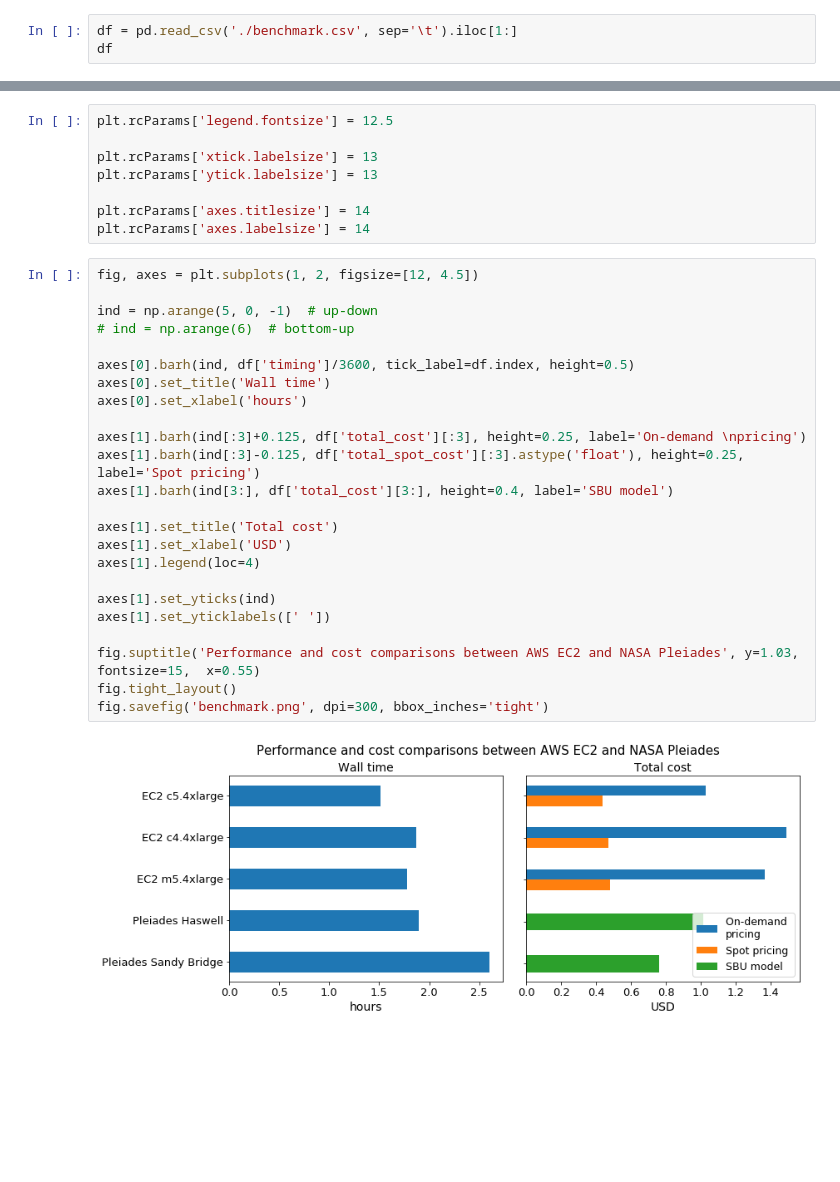
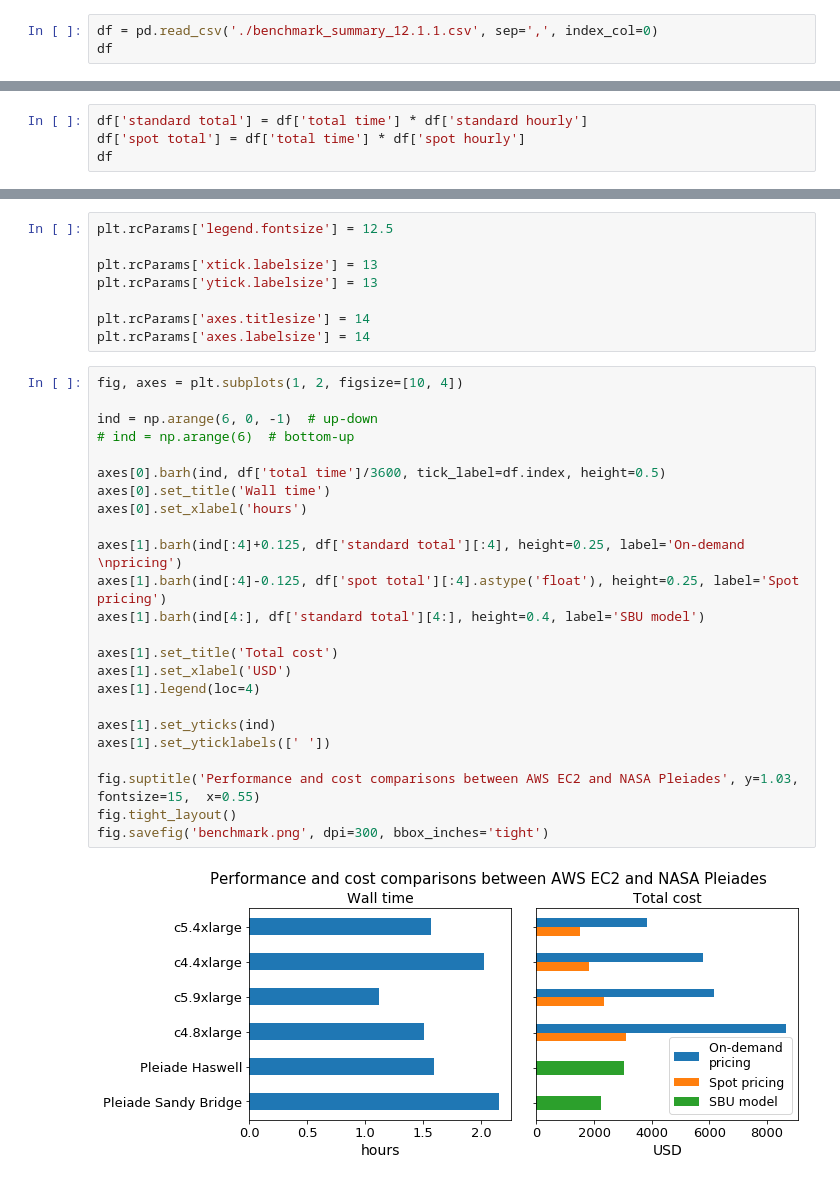
Before and after one commit to geoschem/geos-chem-cloud, a Jupyter notebook: for_paper/plot_benchmark.ipynb, the cells around one changed output, grey strips where cells are left out. Saved outputs shown, nothing was run; the diff lists cells and outputs as text; blank space fills up the shorter version.

Commit message:
Use new benchmark results with version 12.1.1

```diff
--- a/for_paper/plot_benchmark.ipynb
+++ b/for_paper/plot_benchmark.ipynb
@@ -9,4 +10,4 @@ Raw data at https://github.com/JiaweiZhuang/gc_timing_log
 # %%
-df = pd.read_csv('./benchmark.csv', sep='\t').iloc[1:]
+df = pd.read_csv('./benchmark_summary_12.1.1.csv', sep=',', index_col=0)
 df
 # %% [output]
@@ -18,0 +21,4 @@ df
+# %%
+df['standard total'] = df['total time'] * df['standard hourly']
+df['spot total'] = df['total time'] * df['spot hourly']
+df
@@ -25,28 +39,28 @@ plt.rcParams['ytick.labelsize'] = 13
 plt.rcParams['axes.titlesize'] = 14
 plt.rcParams['axes.labelsize'] = 14
 # %%
-fig, axes = plt.subplots(1, 2, figsize=[12, 4.5])
+fig, axes = plt.subplots(1, 2, figsize=[10, 4])
 
-ind = np.arange(5, 0, -1)  # up-down
+ind = np.arange(6, 0, -1)  # up-down
 # ind = np.arange(6)  # bottom-up
 
-axes[0].barh(ind, df['timing']/3600, tick_label=df.index, height=0.5)
+axes[0].barh(ind, df['total time']/3600, tick_label=df.index, height=0.5)
 axes[0].set_title('Wall time')
 axes[0].set_xlabel('hours')
 
-axes[1].barh(ind[:3]+0.125, df['total_cost'][:3], height=0.25, label='On-demand \npricing')
-axes[1].barh(ind[:3]-0.125, df['total_spot_cost'][:3].astype('float'), height=0.25, label='Spot pricing')
-axes[1].barh(ind[3:], df['total_cost'][3:], height=0.4, label='SBU model')
+axes[1].barh(ind[:4]+0.125, df['standard total'][:4], height=0.25, label='On-demand \npricing')
+axes[1].barh(ind[:4]-0.125, df['spot total'][:4].astype('float'), height=0.25, label='Spot pricing')
+axes[1].barh(ind[4:], df['standard total'][4:], height=0.4, label='SBU model')
 
 axes[1].set_title('Total cost')
 axes[1].set_xlabel('USD')
 axes[1].legend(loc=4)
 
 axes[1].set_yticks(ind)
 axes[1].set_yticklabels([' '])
 
 fig.suptitle('Performance and cost comparisons between AWS EC2 and NASA Pleiades', y=1.03, fontsize=15,  x=0.55)
 fig.tight_layout()
 fig.savefig('benchmark.png', dpi=300, bbox_inches='tight')
 # %% [output]
-[figure, old version]
+[figure, new version]
```
Also changed, not shown: parts of 3 cells of this notebook, 2 other files.
